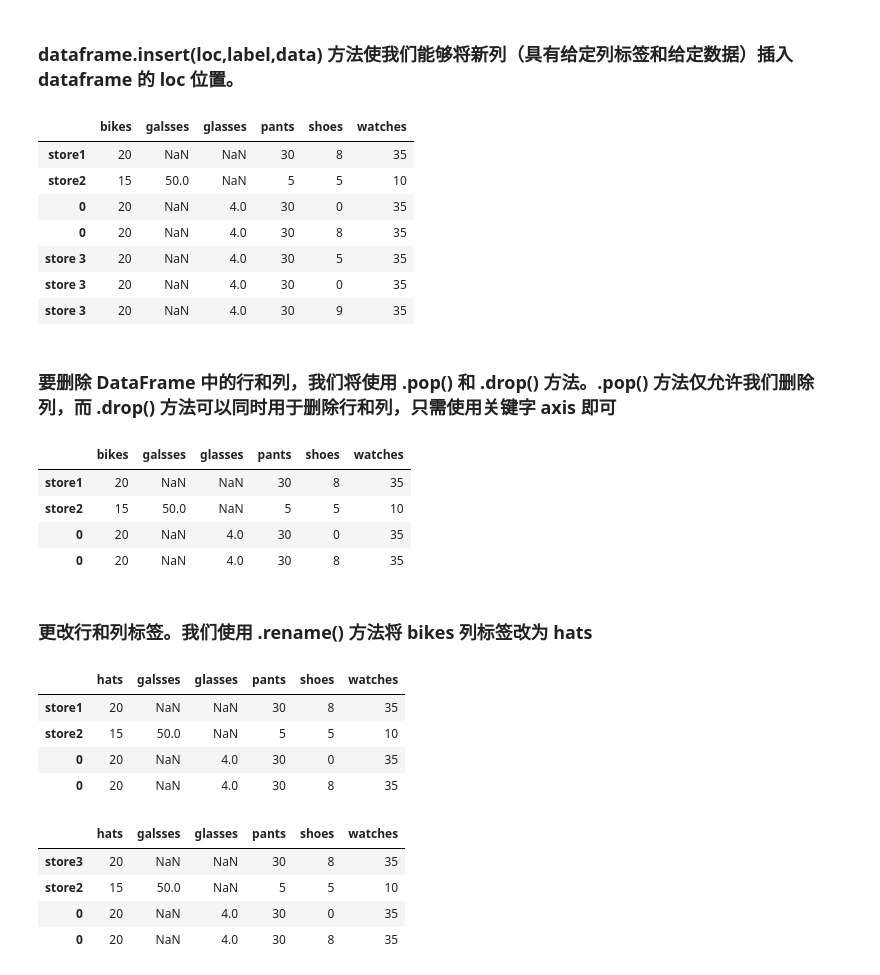
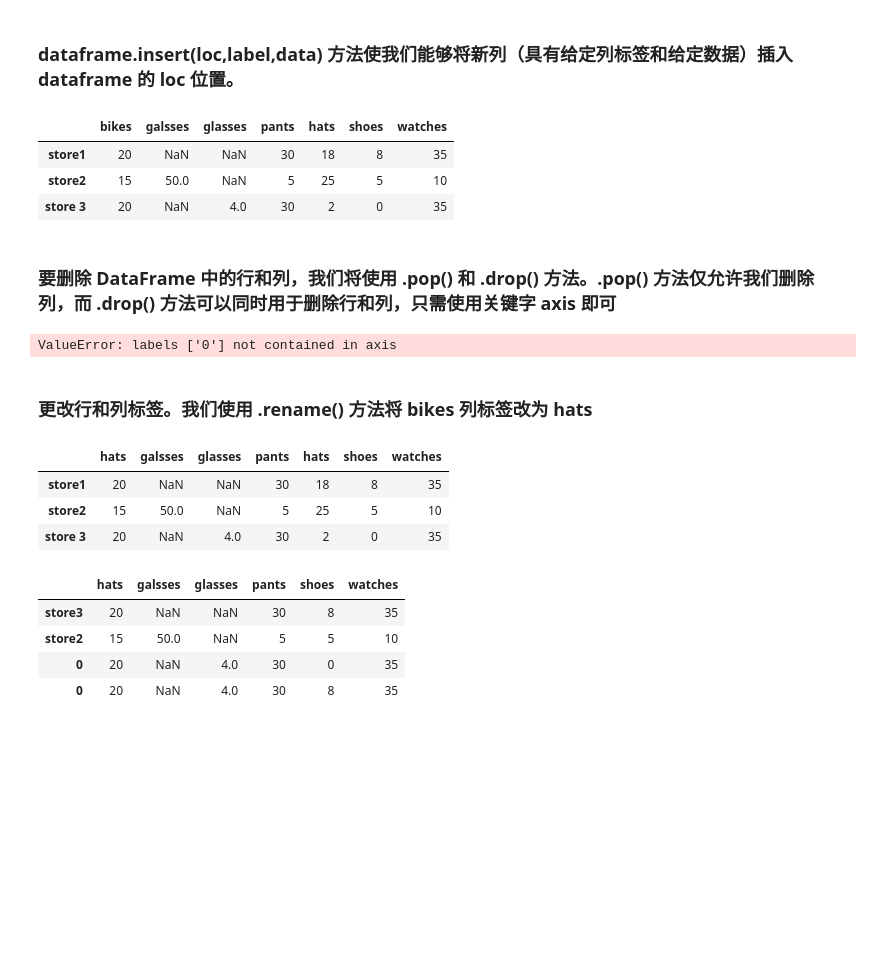
Before and after one commit to myCout/DataAnalysis, a Jupyter notebook: Pandas.ipynb, the cells around one changed output. Drawn from its saved outputs; the diff is of its cells as text; code cells hidden in the pictures; blank space fills up the shorter version.

```diff
--- a/Pandas.ipynb
+++ b/Pandas.ipynb
@@ -310,39 +306,30 @@ store_item2
 ### dataframe.insert(loc,label,data) 方法使我们能够将新列（具有给定列标签和给定数据）插入 dataframe 的 loc 位置。
 # %%
 # We insert a new column with label shoes right before the column with numerical index 4
-store_item2.insert(4, 'shoes', [8,5,0,8,5,0,9])
+store_item2.insert(4, 'hats', [18,25,2,])
 store_item2
 # %% [output]
-|  | bikes | galsses | glasses | pants | shoes | watches |
-| store1 | 20 | NaN | NaN | 30 | 8 | 35 |
-| store2 | 15 | 50.0 | NaN | 5 | 5 | 10 |
-| 0 | 20 | NaN | 4.0 | 30 | 0 | 35 |
-| 0 | 20 | NaN | 4.0 | 30 | 8 | 35 |
-| store 3 | 20 | NaN | 4.0 | 30 | 5 | 35 |
-| store 3 | 20 | NaN | 4.0 | 30 | 0 | 35 |
-| store 3 | 20 | NaN | 4.0 | 30 | 9 | 35 |
+|  | bikes | galsses | glasses | pants | hats | shoes | watches |
+| store1 | 20 | NaN | NaN | 30 | 18 | 8 | 35 |
+| store2 | 15 | 50.0 | NaN | 5 | 25 | 5 | 10 |
+| store 3 | 20 | NaN | 4.0 | 30 | 2 | 0 | 35 |
 # %% [markdown]
 ### 要删除 DataFrame 中的行和列，我们将使用 .pop() 和 .drop() 方法。.pop() 方法仅允许我们删除列，而 .drop() 方法可以同时用于删除行和列，只需使用关键字 axis 即可
 # %%
 store_item2 = store_item2.drop(['store 3','0'],axis = 0)
 store_item2
 # %% [output]
-|  | bikes | galsses | glasses | pants | shoes | watches |
-| store1 | 20 | NaN | NaN | 30 | 8 | 35 |
-| store2 | 15 | 50.0 | NaN | 5 | 5 | 10 |
-| 0 | 20 | NaN | 4.0 | 30 | 0 | 35 |
-| 0 | 20 | NaN | 4.0 | 30 | 8 | 35 |
+ValueError: labels ['0'] not contained in axis
 # %% [markdown]
 ### 更改行和列标签。我们使用 .rename() 方法将 bikes 列标签改为 hats
 # %%
 store_item2 = store_item2.rename(columns={'bikes': 'hats'})
 store_item2
 # %% [output]
-|  | hats | galsses | glasses | pants | shoes | watches |
-| store1 | 20 | NaN | NaN | 30 | 8 | 35 |
-| store2 | 15 | 50.0 | NaN | 5 | 5 | 10 |
-| 0 | 20 | NaN | 4.0 | 30 | 0 | 35 |
-| 0 | 20 | NaN | 4.0 | 30 | 8 | 35 |
+|  | hats | galsses | glasses | pants | hats | shoes | watches |
+| store1 | 20 | NaN | NaN | 30 | 18 | 8 | 35 |
+| store2 | 15 | 50.0 | NaN | 5 | 25 | 5 | 10 |
+| store 3 | 20 | NaN | 4.0 | 30 | 2 | 0 | 35 |
 # %%
 # We change the row label from store 3 to last store
 store_item2 = store_item2.rename(index={'store1':'store3'})
```
Also changed, not shown: parts of 24 cells of this notebook.
